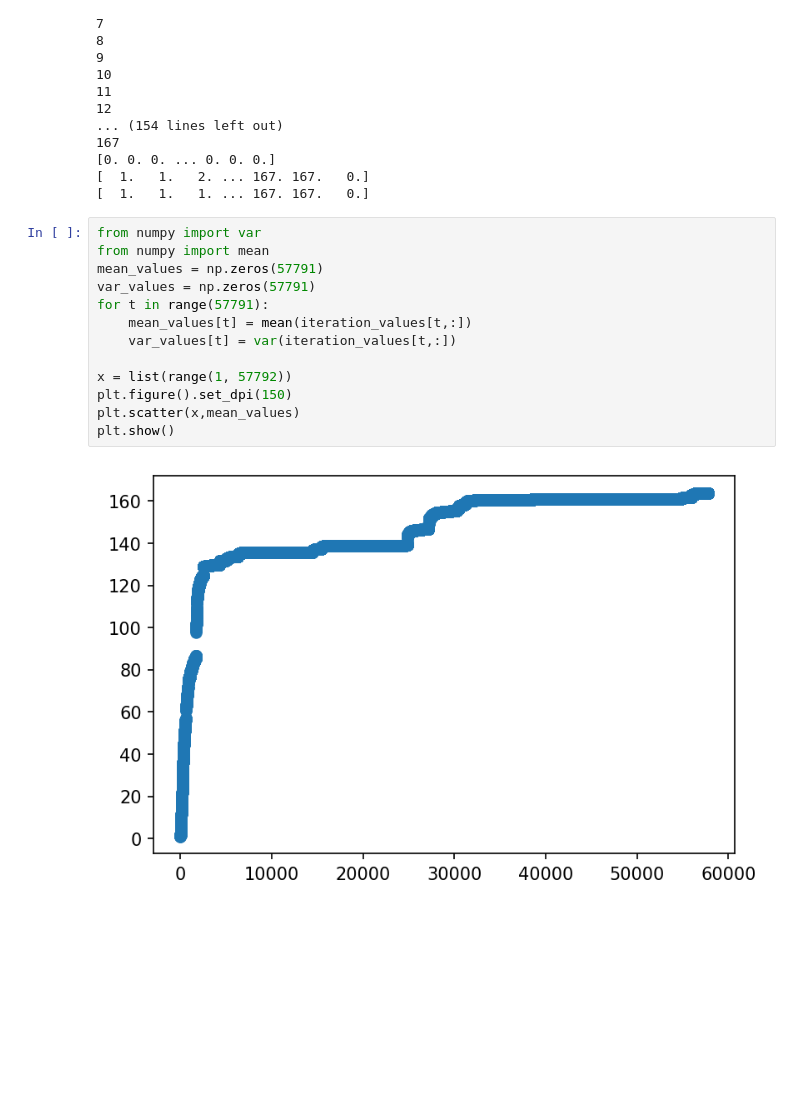
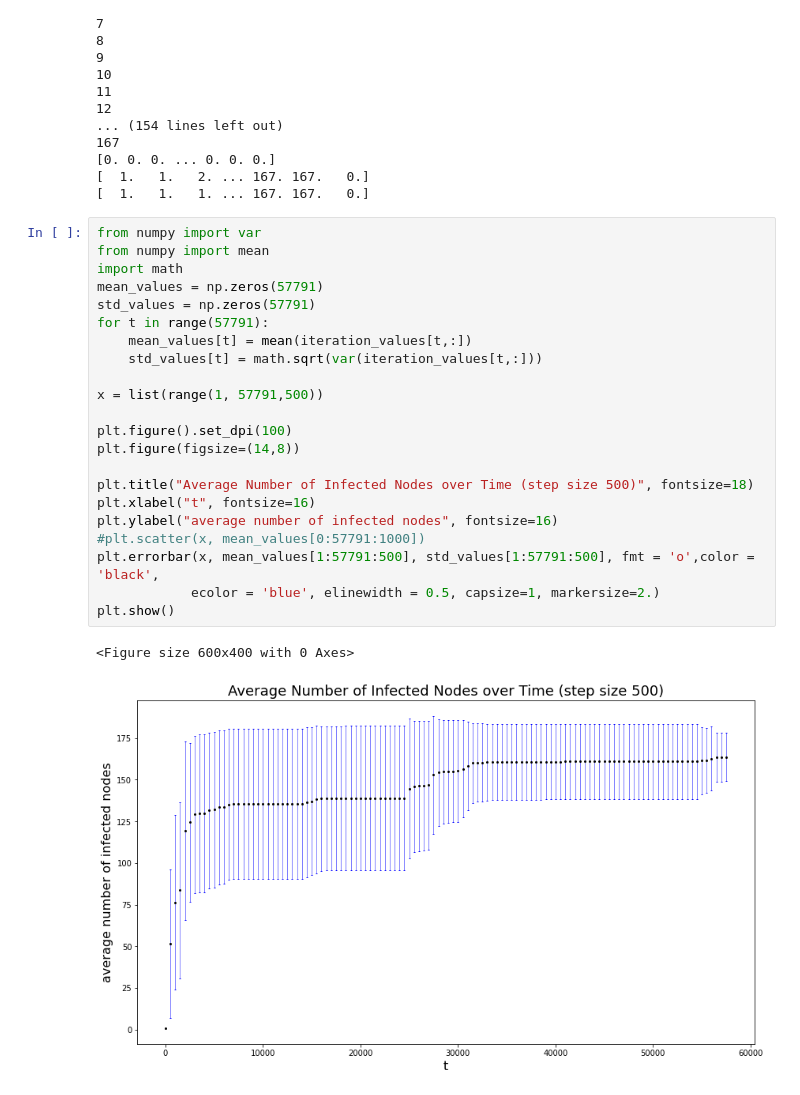
Before and after one commit to sneha-lodha/MDACN_Assignment1, a Jupyter notebook: louise.ipynb, the cells around one changed output. Cells and saved outputs as stored; diff of their text form; blank space fills up the shorter version.

```diff
--- a/louise.ipynb
+++ b/louise.ipynb
@@ -143,15 +143,25 @@ print (iteration_values[:,20])
 # %%
 from numpy import var
 from numpy import mean
+import math
 mean_values = np.zeros(57791)
-var_values = np.zeros(57791)
+std_values = np.zeros(57791)
 for t in range(57791):
     mean_values[t] = mean(iteration_values[t,:])
-    var_values[t] = var(iteration_values[t,:])
+    std_values[t] = math.sqrt(var(iteration_values[t,:]))
 
-x = list(range(1, 57792))
-plt.figure().set_dpi(150)
-plt.scatter(x,mean_values)
+x = list(range(1, 57791,500))
+
+plt.figure().set_dpi(100)
+plt.figure(figsize=(14,8))
+
+plt.title("Average Number of Infected Nodes over Time (step size 500)", fontsize=18)
+plt.xlabel("t", fontsize=16)
+plt.ylabel("average number of infected nodes", fontsize=16)
+#plt.scatter(x, mean_values[0:57791:1000])
+plt.errorbar(x, mean_values[1:57791:500], std_values[1:57791:500], fmt = 'o',color = 'black',
+            ecolor = 'blue', elinewidth = 0.5, capsize=1, markersize=2.)
 plt.show()
 # %% [output]
+<Figure size 600x400 with 0 Axes>
-[figure, old version]
+[figure, new version]
```
